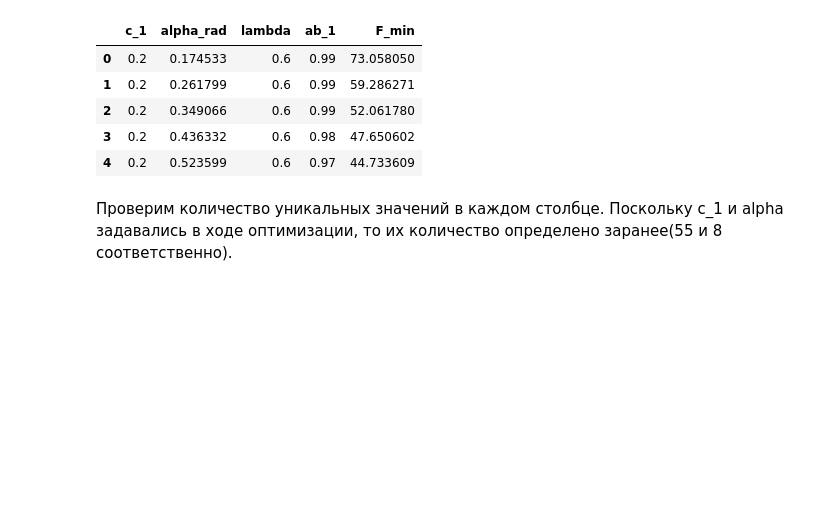
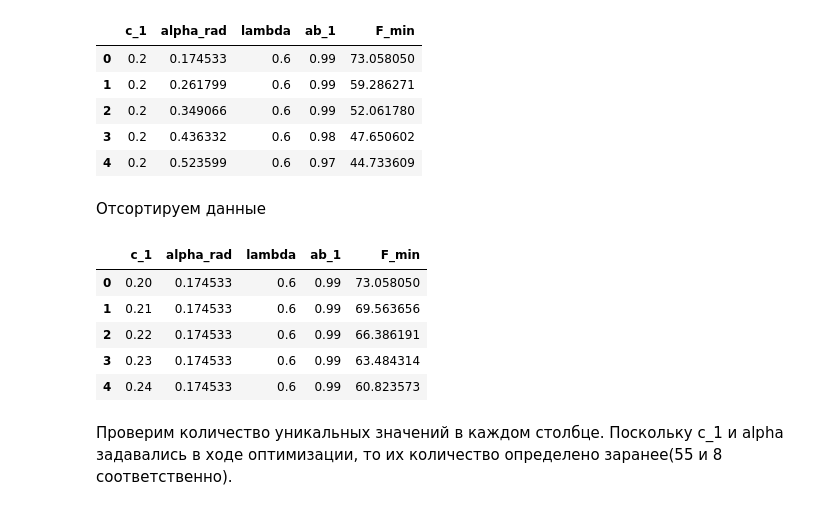
Before and after one commit to VladimirNekrasov98/tmp-optimization-analysis, a Jupyter notebook: EDA and modeling.ipynb, the cells around one changed output. Drawn from its saved outputs; the diff is of its cells as text; code cells hidden in the pictures; blank space fills up the shorter version.

```diff
--- a/EDA and modeling.ipynb
+++ b/EDA and modeling.ipynb
@@ -34,6 +35,18 @@ df.head()
 | 2 | 0.2 | 0.349066 | 0.6 | 0.99 | 52.061780 |
 | 3 | 0.2 | 0.436332 | 0.6 | 0.98 | 47.650602 |
 | 4 | 0.2 | 0.523599 | 0.6 | 0.97 | 44.733609 |
+# %% [markdown]
+Отсортируем данные
+# %%
+df = df.sort_values(by=['alpha_rad', 'c_1']).reset_index(drop=True)
+df.head()
+# %% [output]
+|  | c_1 | alpha_rad | lambda | ab_1 | F_min |
+| 0 | 0.20 | 0.174533 | 0.6 | 0.99 | 73.058050 |
+| 1 | 0.21 | 0.174533 | 0.6 | 0.99 | 69.563656 |
+| 2 | 0.22 | 0.174533 | 0.6 | 0.99 | 66.386191 |
+| 3 | 0.23 | 0.174533 | 0.6 | 0.99 | 63.484314 |
+| 4 | 0.24 | 0.174533 | 0.6 | 0.99 | 60.823573 |
 # %% [markdown]
 Проверим количество уникальных значений в каждом столбце. Поскольку c_1 и alpha задавались в ходе оптимизации, то их количество определено заранее(55 и 8 соответственно).
 # %%
```
Also changed, not shown: parts of 5 cells of this notebook.
